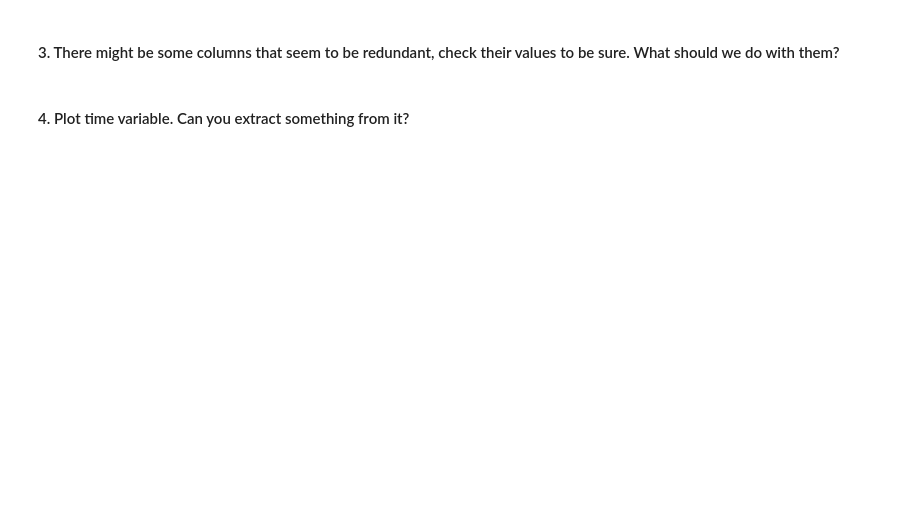
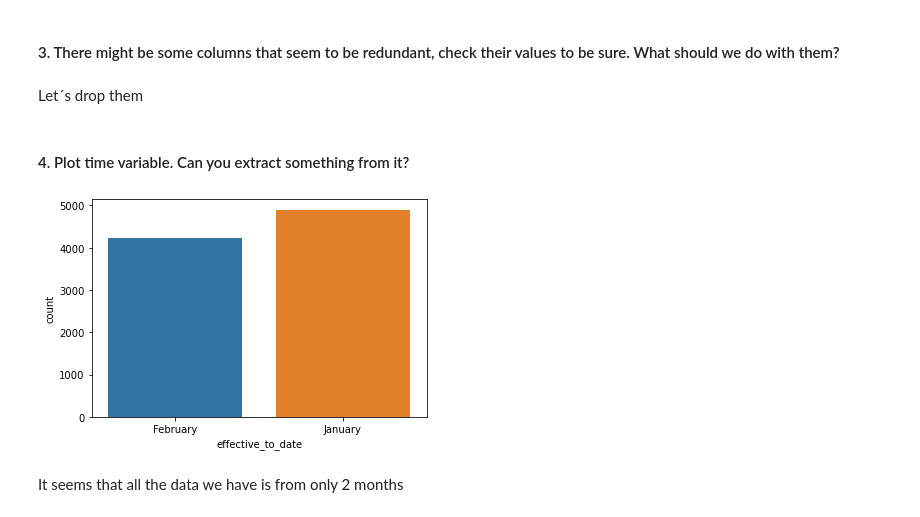
Before and after one commit to SangreNocturna/lab-feature-extraction, a Jupyter notebook: feature_extraction-lab.ipynb, the cells around one changed output. Saved outputs shown, nothing was run; the diff lists cells and outputs as text; code cells hidden in the pictures; blank space fills up the shorter version.

```diff
--- a/feature_extraction-lab.ipynb
+++ b/feature_extraction-lab.ipynb
@@ -219,2 +218,4 @@ categoricals.head()
+# %%
+categorical_df.drop(['customer'],axis=1, inplace=True)
 # %% [markdown]
 #### 2. Plot all the categorical variables with the proper plot. What can you see?
@@ -221,4 +245,13 @@ categoricals.head()
 # %% [markdown]
 #### 3. There might be some columns that seem to be redundant, check their values to be sure. What should we do with them?
+# %% [markdown]
+Let´s drop them
 # %% [markdown]
 #### 4. Plot time variable. Can you extract something from it?
+# %%
+sns.countplot(categorical_df['effective_to_date'])
+plt.show()
+# %% [output]
+[figure, added]
+# %% [markdown]
+It seems that all the data we have is from only 2 months
```
Also changed, not shown: parts of 4 cells of this notebook.
